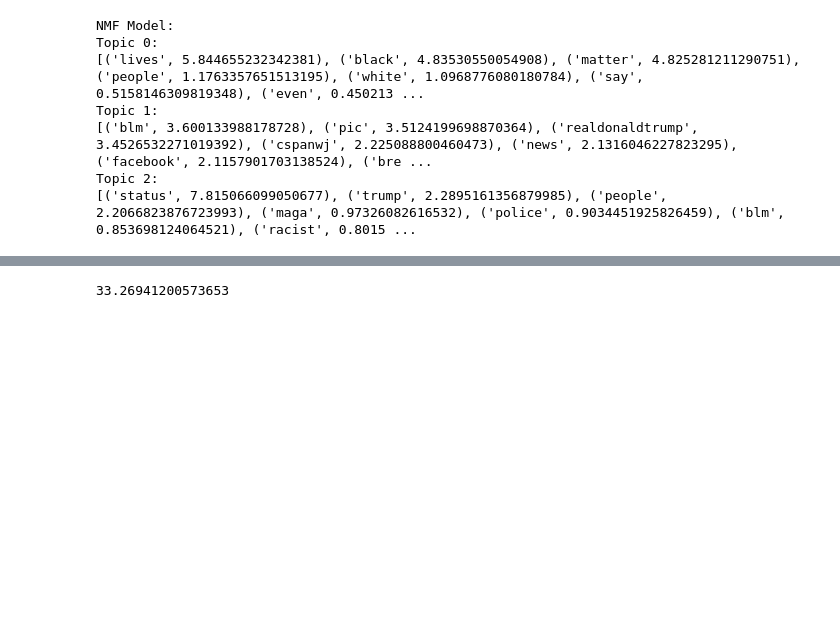
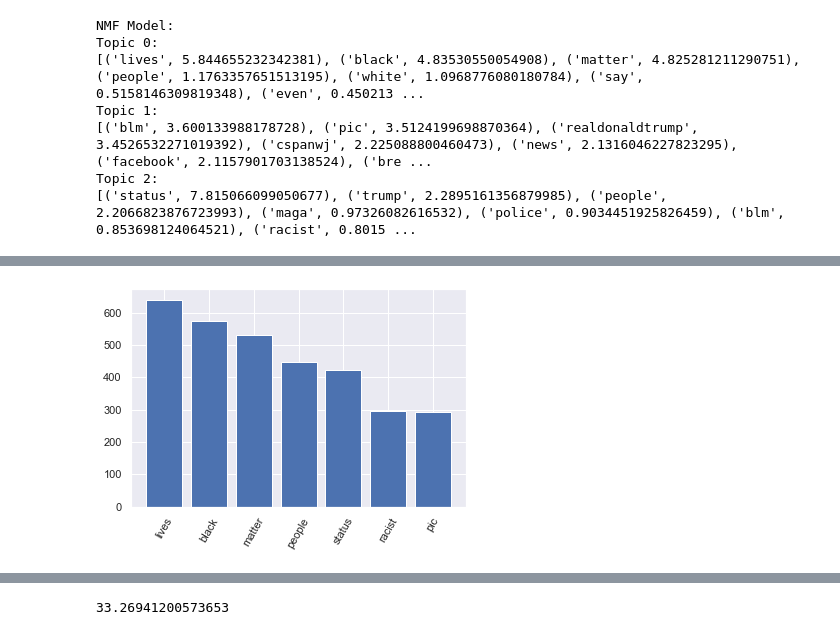
Before and after one commit to halujeff5/Depression_Analysis_Proj, a Jupyter notebook: Modeling_NB_NLP.ipynb, the cells around one changed output, grey strips where cells are left out. Saved outputs shown, nothing was run; the diff lists cells and outputs as text; code cells hidden in the pictures; blank space fills up the shorter version.

```diff
--- a/Modeling_NB_NLP.ipynb
+++ b/Modeling_NB_NLP.ipynb
@@ -845,3 +896,6 @@ Topic 1:
 [('blm', 3.600133988178728), ('pic', 3.5124199698870364), ('realdonaldtrump', 3.4526532271019392), ('cspanwj', 2.225088800460473), ('news', 2.1316046227823295), ('facebook', 2.1157901703138524), ('bre ...
 Topic 2:
 [('status', 7.815066099050677), ('trump', 2.2895161356879985), ('people', 2.2066823876723993), ('maga', 0.97326082616532), ('police', 0.9034451925826459), ('blm', 0.853698124064521), ('racist', 0.8015 ...
+# %%
+g=dict(zip(vectorizer.get_feature_names(), lda.components_[1]))
+g
@@ -847,0 +920,12 @@ Topic 2:
+# %%
+sort_ordersp = sorted(g.items(), key=lambda x: x[1], reverse=True)
+# %%
+#NEGATIVE SENTIMENT
+p=dict(sort_ordersp[0:7])
+F, G = zip(*p.items()) # unpack a list of pairs into two tuples
+
+plt.bar(F, G)
+plt.xticks(rotation=60)
+plt.show()
+# %% [output]
+[figure, added]
```
Also changed, not shown: parts of 10 cells of this notebook.
